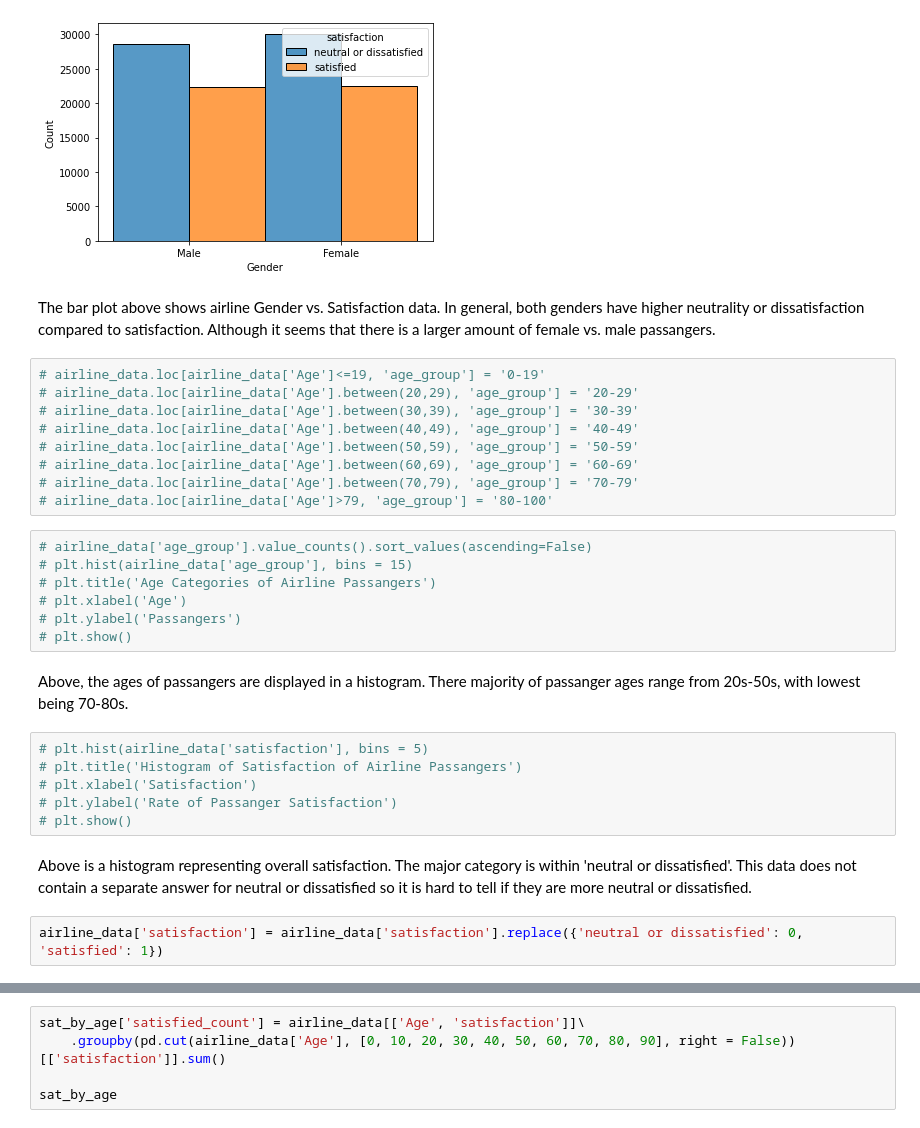
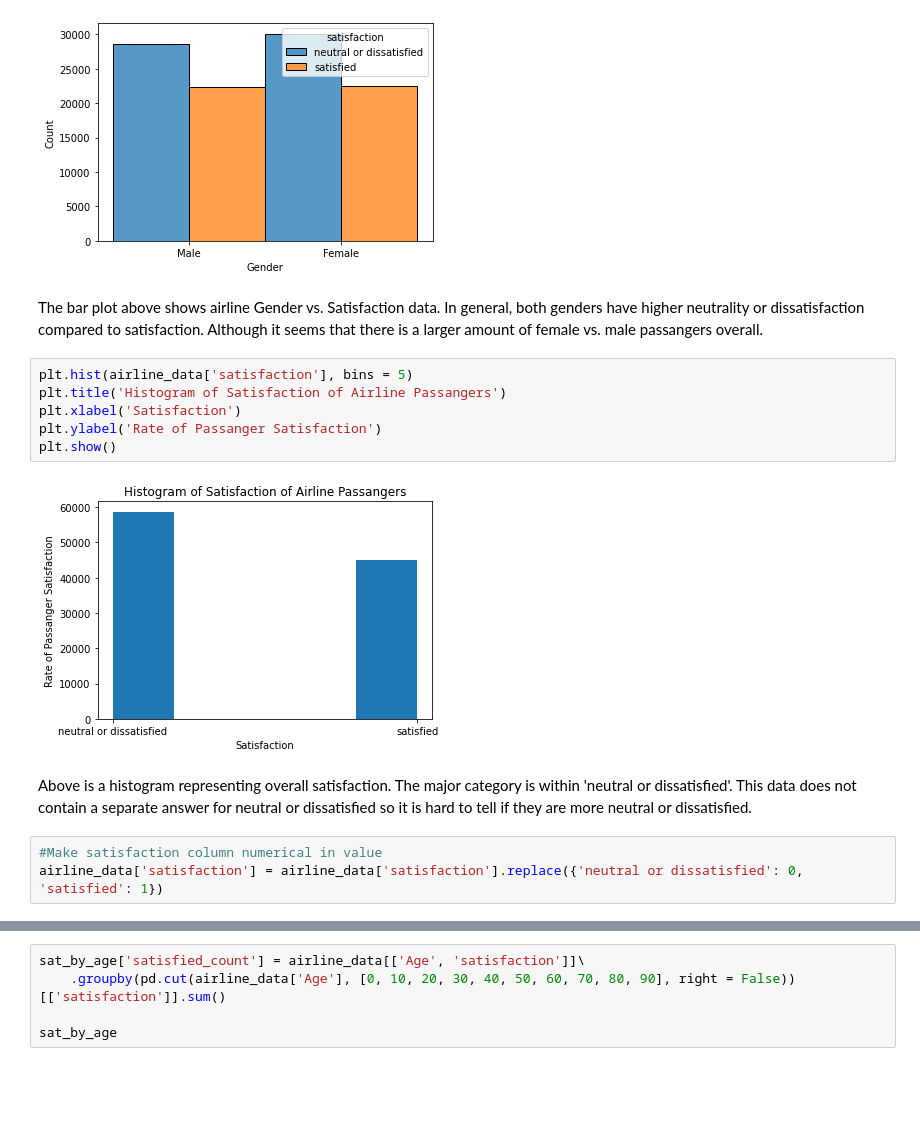
Before and after one commit to pemiran1/Capstone-Two-Airline-Satisfaction-Project, a Jupyter notebook: airline-project.ipynb, the cells around one changed output, grey strips where cells are left out. Drawn from its saved outputs; the diff is of its cells as text; blank space fills up the shorter version.

Commit message:
Notebook | Airline Project Part 1 |

```diff
--- a/airline-project.ipynb
+++ b/airline-project.ipynb
@@ -453,33 +454,18 @@ sns.histplot(binwidth=0.5, x="Gender", hue="satisfaction", data=airline_data, st
 <AxesSubplot:xlabel='Gender', ylabel='Count'>
 [figure]
 # %% [markdown]
-The bar plot above shows airline Gender vs. Satisfaction data. In general, both genders have higher neutrality or dissatisfaction compared to satisfaction. Although it seems that there is a larger amount of female vs. male passangers.
+The bar plot above shows airline Gender vs. Satisfaction data. In general, both genders have higher neutrality or dissatisfaction compared to satisfaction. Although it seems that there is a larger amount of female vs. male passangers overall.
-# %%
-# airline_data.loc[airline_data['Age']<=19, 'age_group'] = '0-19'
-# airline_data.loc[airline_data['Age'].between(20,29), 'age_group'] = '20-29'
-# airline_data.loc[airline_data['Age'].between(30,39), 'age_group'] = '30-39'
-# airline_data.loc[airline_data['Age'].between(40,49), 'age_group'] = '40-49'
-# airline_data.loc[airline_data['Age'].between(50,59), 'age_group'] = '50-59'
-# airline_data.loc[airline_data['Age'].between(60,69), 'age_group'] = '60-69'
-# airline_data.loc[airline_data['Age'].between(70,79), 'age_group'] = '70-79'
-# airline_data.loc[airline_data['Age']>79, 'age_group'] = '80-100'
 # %%
-# airline_data['age_group'].value_counts().sort_values(ascending=False)
-# plt.hist(airline_data['age_group'], bins = 15)
-# plt.title('Age Categories of Airline Passangers')
-# plt.xlabel('Age')
-# plt.ylabel('Passangers')
-# plt.show()
+plt.hist(airline_data['satisfaction'], bins = 5)
+plt.title('Histogram of Satisfaction of Airline Passangers')
+plt.xlabel('Satisfaction')
+plt.ylabel('Rate of Passanger Satisfaction')
+plt.show()
+# %% [output]
+[figure, added]
-# %% [markdown]
-Above, the ages of passangers are displayed in a histogram. There majority of passanger ages range from 20s-50s, with lowest being 70-80s.
-# %%
-# plt.hist(airline_data['satisfaction'], bins = 5)
-# plt.title('Histogram of Satisfaction of Airline Passangers')
-# plt.xlabel('Satisfaction')
-# plt.ylabel('Rate of Passanger Satisfaction')
-# plt.show()
 # %% [markdown]
 Above is a histogram representing overall satisfaction. The major category is within 'neutral or dissatisfied'. This data does not contain a separate answer for neutral or dissatisfied so it is hard to tell if they are more neutral or dissatisfied.
 # %%
+#Make satisfaction column numerical in value
 airline_data['satisfaction'] = airline_data['satisfaction'].replace({'neutral or dissatisfied': 0, 'satisfied': 1})
 # %%
```
Also changed, not shown: parts of 4 cells of this notebook.
